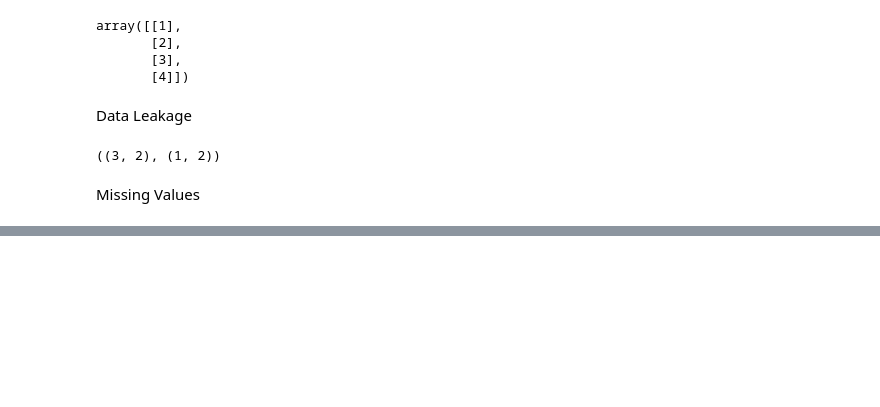
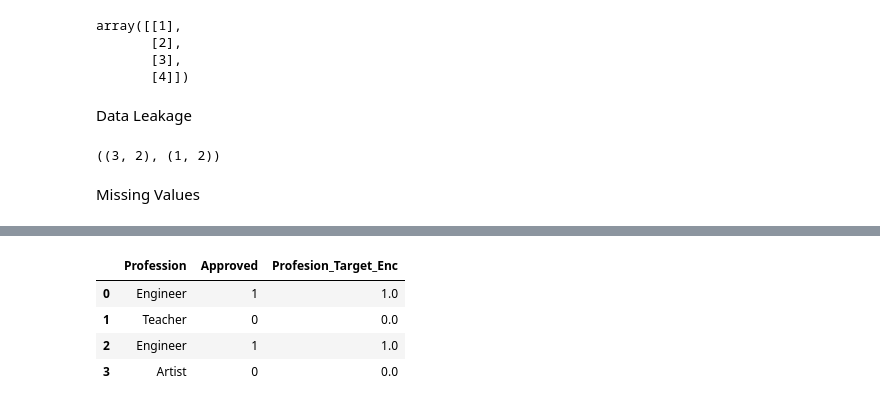
Before and after one commit to nayankhanal/ml-class, a Jupyter notebook: feature_engineering_day1.ipynb, the cells around one changed output, grey strips where cells are left out. Cells and saved outputs as stored; diff of their text form; code cells hidden in the pictures; blank space fills up the shorter version.

```diff
--- a/feature_engineering_day1.ipynb
+++ b/feature_engineering_day1.ipynb
@@ -272,0 +485,6 @@ Missing Values
+# %%
+df9 = pd.DataFrame({
+    'Profession' : ['Engineer', 'Teacher', 'Engineer', 'Artist'],
+    'Approved' : [1,0,1,0]
+})
+df9
@@ -272,0 +497,14 @@ Missing Values
+# %%
+means = df9.groupby('Profession')['Approved'].mean()
+# %%
+df9['Profesion_Target_Enc'] = (
+    df9['Profession'].map(means)
+)
+
+df9
+# %% [output]
+|  | Profession | Approved | Profesion_Target_Enc |
+| 0 | Engineer | 1 | 1.0 |
+| 1 | Teacher | 0 | 0.0 |
+| 2 | Engineer | 1 | 1.0 |
+| 3 | Artist | 0 | 0.0 |
```
Also changed, not shown: parts of 40 cells of this notebook.
